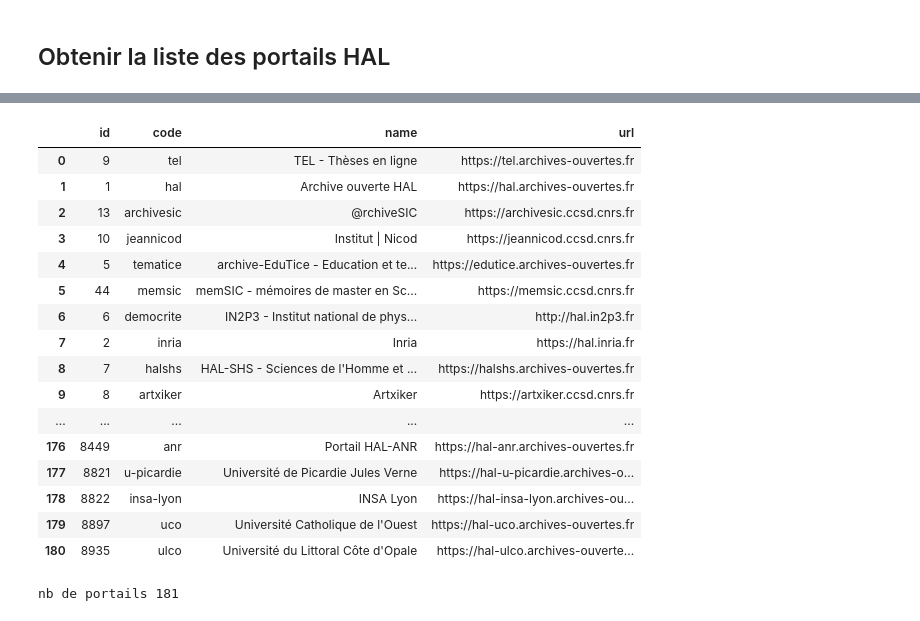
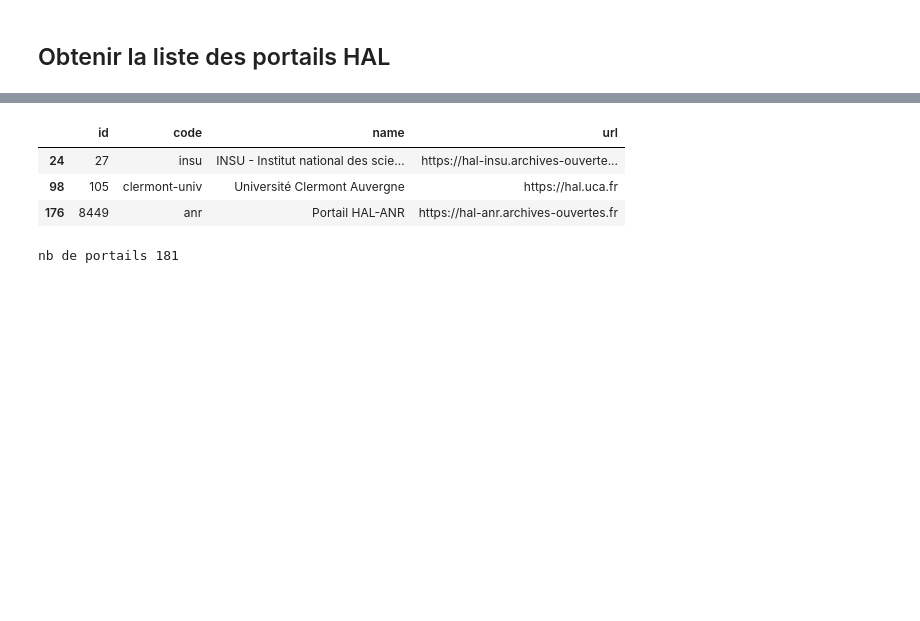
Before and after one commit to ml4rrieu/py_so, a Jupyter notebook: demo/aurehal_struct_noise_ranking.ipynb, the cells around one changed output, grey strips where cells are left out. Drawn from its saved outputs; the diff is of its cells as text; code cells hidden in the pictures; blank space fills up the shorter version.

```diff
--- a/demo/aurehal_struct_noise_ranking.ipynb
+++ b/demo/aurehal_struct_noise_ranking.ipynb
@@ -44,25 +26,12 @@ raw
 # %%
-# récupérer la liste de portails et la transformer en df
+# les placer dans une dataframe
 portails = pd.DataFrame(raw['response']['docs'])
-portails
+portails.sample(3)
 # %% [output]
 |  | id | code | name | url |
-| 0 | 9 | tel | TEL - Thèses en ligne | https://tel.archives-ouvertes.fr |
-| 1 | 1 | hal | Archive ouverte HAL | https://hal.archives-ouvertes.fr |
-| 2 | 13 | archivesic | @rchiveSIC | https://archivesic.ccsd.cnrs.fr |
-| 3 | 10 | jeannicod | Institut | Nicod | https://jeannicod.ccsd.cnrs.fr |
-| 4 | 5 | tematice | archive-EduTice - Education et te... | https://edutice.archives-ouvertes.fr |
-| 5 | 44 | memsic | memSIC - mémoires de master en Sc... | https://memsic.ccsd.cnrs.fr |
-| 6 | 6 | democrite | IN2P3 - Institut national de phys... | http://hal.in2p3.fr |
-| 7 | 2 | inria | Inria | https://hal.inria.fr |
-| 8 | 7 | halshs | HAL-SHS - Sciences de l'Homme et ... | https://halshs.archives-ouvertes.fr |
-| 9 | 8 | artxiker | Artxiker | https://artxiker.ccsd.cnrs.fr |
-| ... | ... | ... | ... | ... |
+| 24 | 27 | insu | INSU - Institut national des scie... | https://hal-insu.archives-ouverte... |
+| 98 | 105 | clermont-univ | Université Clermont Auvergne | https://hal.uca.fr |
 | 176 | 8449 | anr | Portail HAL-ANR | https://hal-anr.archives-ouvertes.fr |
-| 177 | 8821 | u-picardie | Université de Picardie Jules Verne | https://hal-u-picardie.archives-o... |
-| 178 | 8822 | insa-lyon | INSA Lyon | https://hal-insa-lyon.archives-ou... |
-| 179 | 8897 | uco | Université Catholique de l'Ouest | https://hal-uco.archives-ouvertes.fr |
-| 180 | 8935 | ulco | Université du Littoral Côte d'Opale | https://hal-ulco.archives-ouverte... |
 # %%
 print(f"nb de portails {len(portails)}")
 # %% [output]
```
Also changed, not shown: parts of 14 cells of this notebook, 3 other files.
